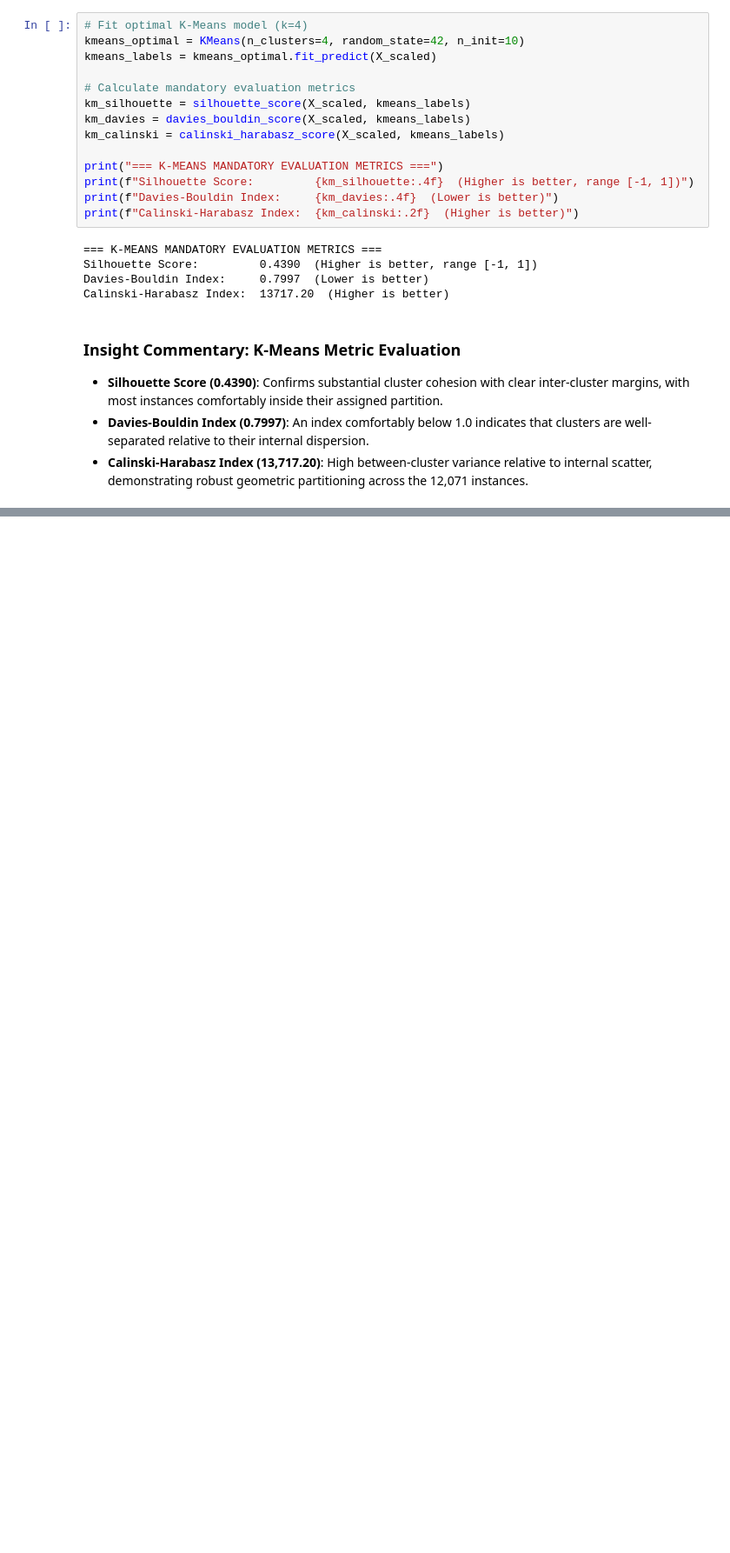
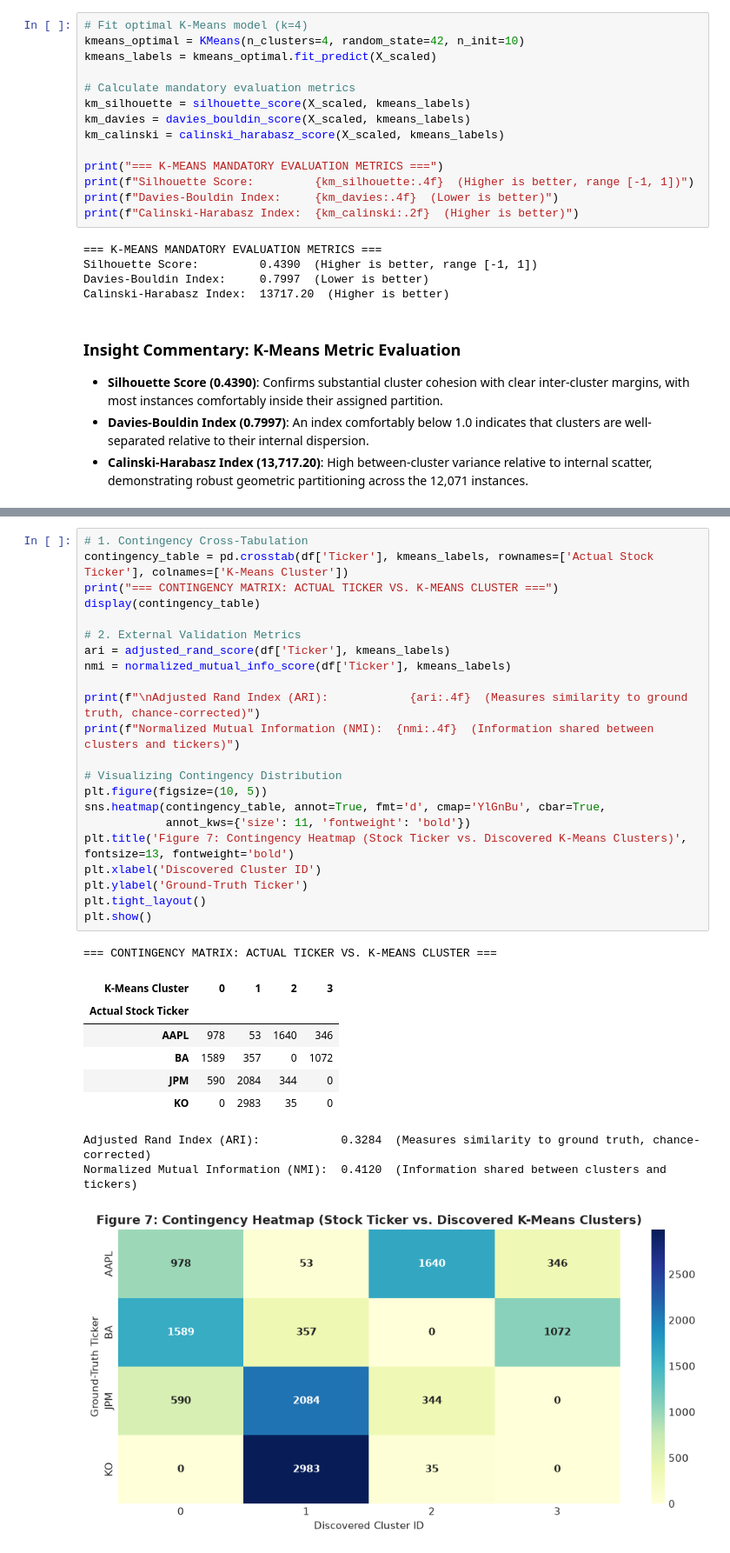
Before and after one commit to undead200/mlcasestudy, a Jupyter notebook: notebooks/clustering.ipynb, the cells around one changed output, grey strips where cells are left out. Shown at 87% size. Saved outputs shown, nothing was run; the diff lists cells and outputs as text; blank space fills up the shorter version.

```diff
--- a/notebooks/clustering.ipynb
+++ b/notebooks/clustering.ipynb
@@ -259,0 +434,33 @@ Calinski-Harabasz Index:  13717.20  (Higher is better)
+# %%
+# 1. Contingency Cross-Tabulation
+contingency_table = pd.crosstab(df['Ticker'], kmeans_labels, rownames=['Actual Stock Ticker'], colnames=['K-Means Cluster'])
+print("=== CONTINGENCY MATRIX: ACTUAL TICKER VS. K-MEANS CLUSTER ===")
+display(contingency_table)
+
+# 2. External Validation Metrics
+ari = adjusted_rand_score(df['Ticker'], kmeans_labels)
+nmi = normalized_mutual_info_score(df['Ticker'], kmeans_labels)
+
+print(f"\nAdjusted Rand Index (ARI):            {ari:.4f}  (Measures similarity to ground truth, chance-corrected)")
+print(f"Normalized Mutual Information (NMI):  {nmi:.4f}  (Information shared between clusters and tickers)")
+
+# Visualizing Contingency Distribution
+plt.figure(figsize=(10, 5))
+sns.heatmap(contingency_table, annot=True, fmt='d', cmap='YlGnBu', cbar=True,
+            annot_kws={'size': 11, 'fontweight': 'bold'})
+plt.title('Figure 7: Contingency Heatmap (Stock Ticker vs. Discovered K-Means Clusters)', fontsize=13, fontweight='bold')
+plt.xlabel('Discovered Cluster ID')
+plt.ylabel('Ground-Truth Ticker')
+plt.tight_layout()
+plt.show()
+# %% [output]
+=== CONTINGENCY MATRIX: ACTUAL TICKER VS. K-MEANS CLUSTER ===
+| K-Means Cluster | 0 | 1 | 2 | 3 |
+| Actual Stock Ticker |  |  |  |  |
+| AAPL | 978 | 53 | 1640 | 346 |
+| BA | 1589 | 357 | 0 | 1072 |
+| JPM | 590 | 2084 | 344 | 0 |
+| KO | 0 | 2983 | 35 | 0 |
+Adjusted Rand Index (ARI):            0.3284  (Measures similarity to ground truth, chance-corrected)
+Normalized Mutual Information (NMI):  0.4120  (Information shared between clusters and tickers)
+[figure, added]
```
Also changed, not shown: parts of 18 cells of this notebook.
